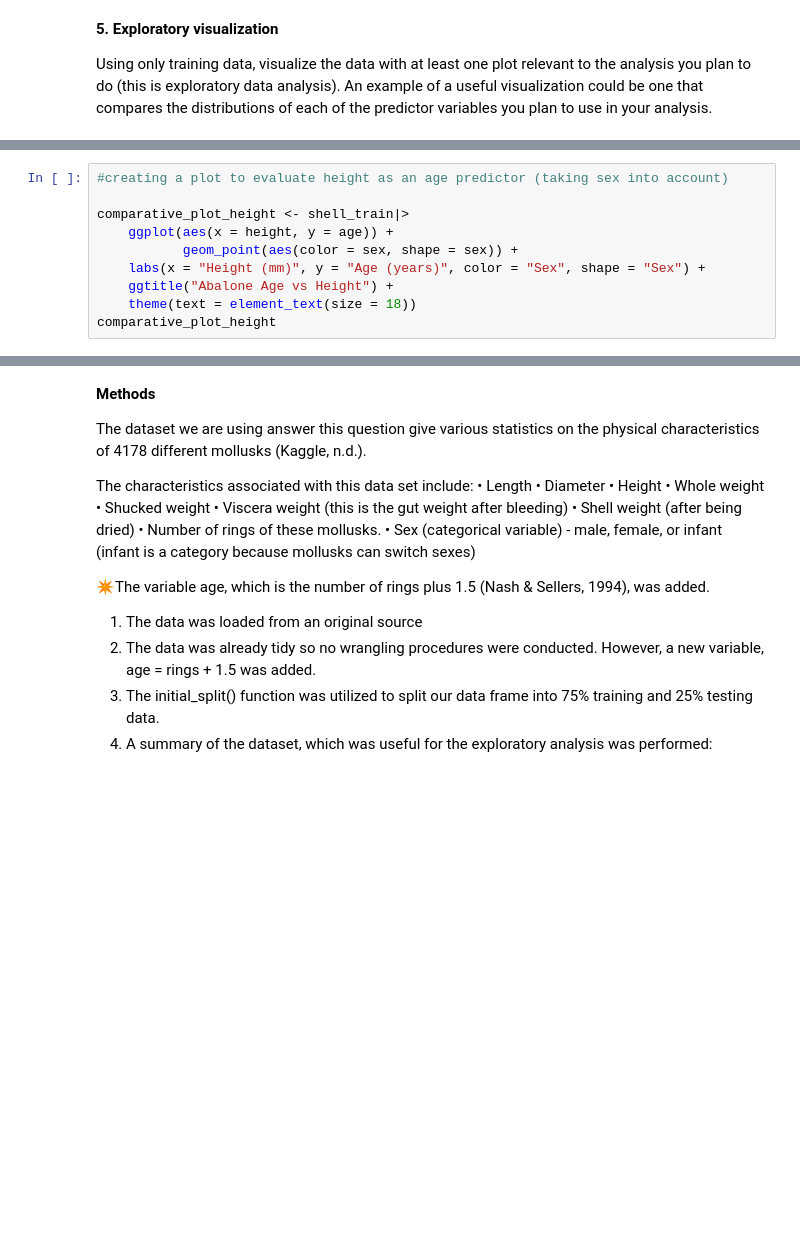
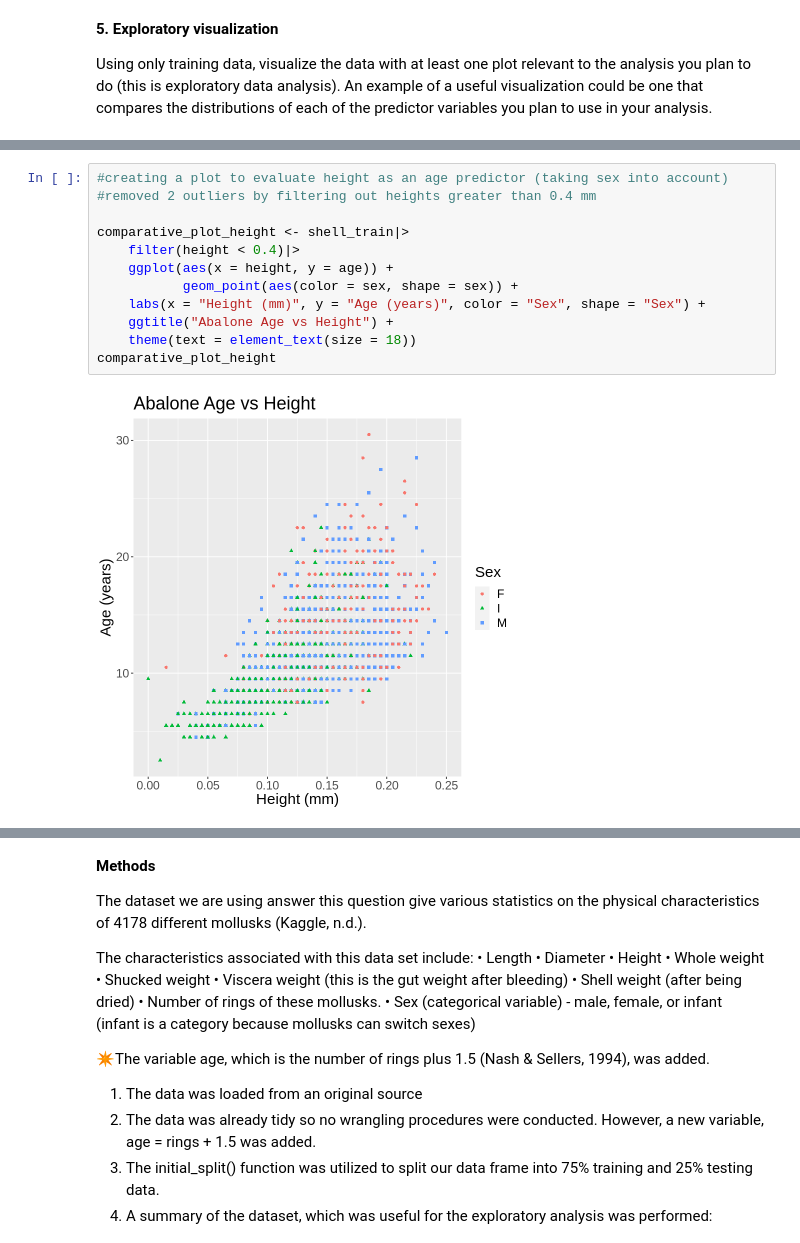
Before and after one commit to laurelyne/group_28_project, a Jupyter notebook: proposal new version.ipynb, the cells around one changed output, grey strips where cells are left out. Saved outputs shown, nothing was run; the diff lists cells and outputs as text; blank space fills up the shorter version.

```diff
--- a/proposal new version.ipynb
+++ b/proposal new version.ipynb
@@ -192,13 +204,17 @@ comparative_plot_diameter
 # %%
 #creating a plot to evaluate height as an age predictor (taking sex into account)
+#removed 2 outliers by filtering out heights greater than 0.4 mm
 
 comparative_plot_height <- shell_train|>
+    filter(height < 0.4)|>
     ggplot(aes(x = height, y = age)) +
            geom_point(aes(color = sex, shape = sex)) +
     labs(x = "Height (mm)", y = "Age (years)", color = "Sex", shape = "Sex") +
     ggtitle("Abalone Age vs Height") +
     theme(text = element_text(size = 18))
 comparative_plot_height
+# %% [output]
+[figure, added]
 # %%
 #creating a plot to evaluate whole weight as an age predictor (taking sex into account)
 
```
Also changed, not shown: parts of 18 cells of this notebook.
